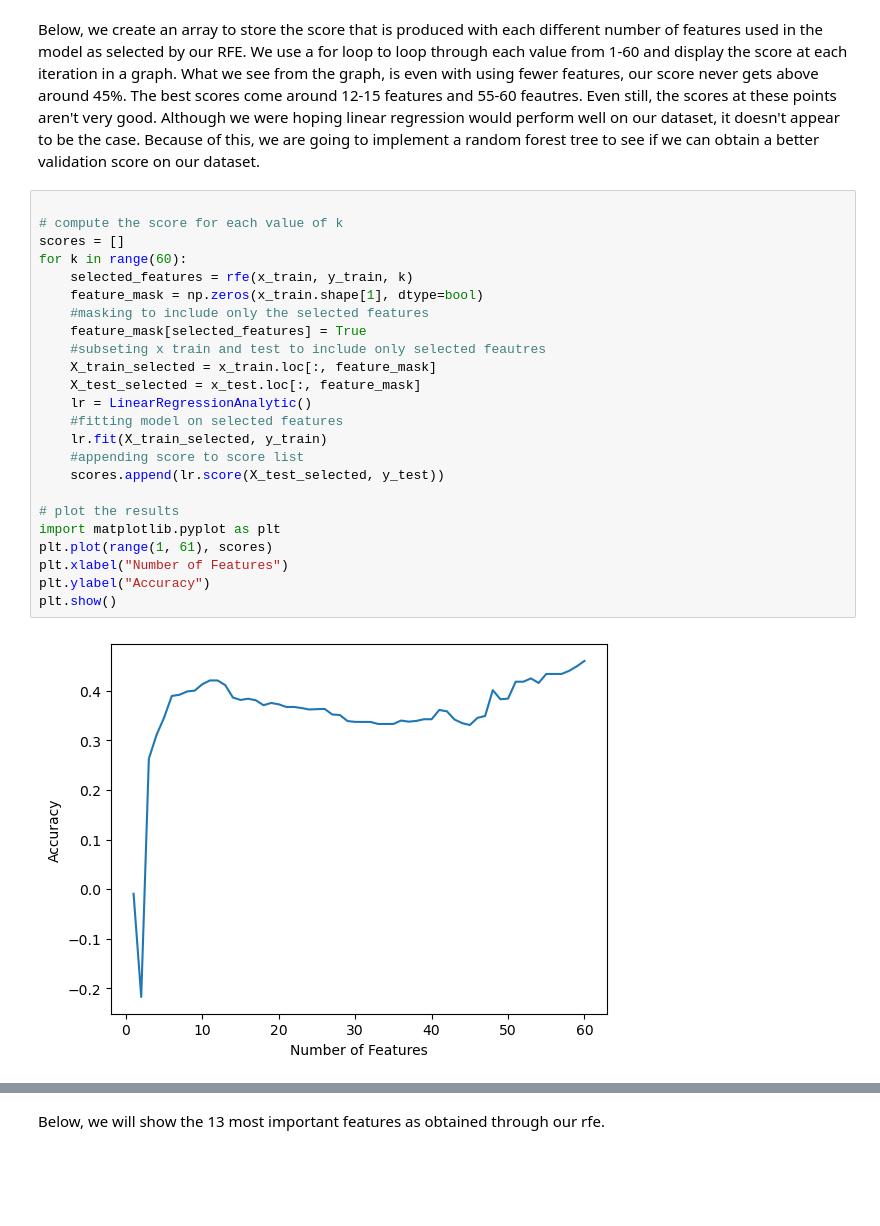
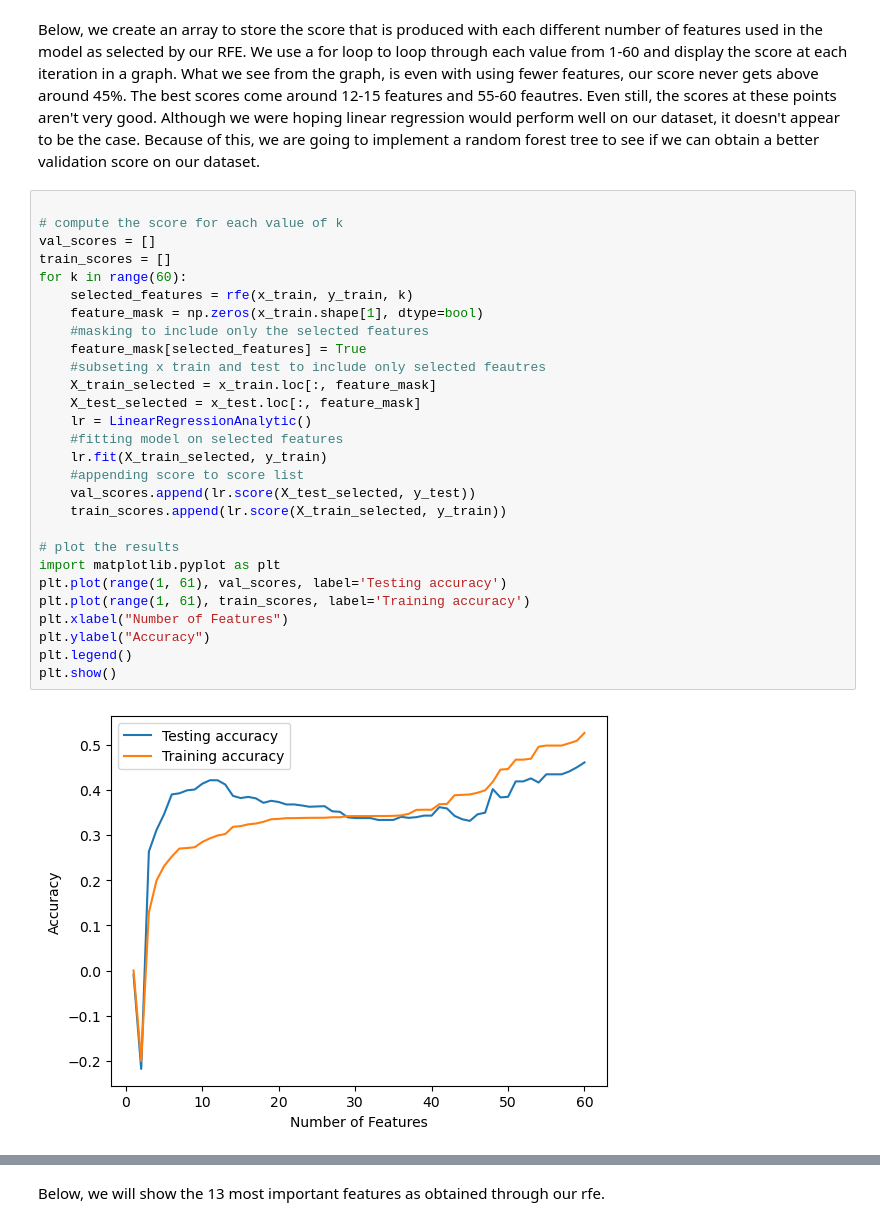
Before and after one commit to CeceZiegler1/ML_Final_Proj, a Jupyter notebook: LinearRegressionRFE.ipynb, the cells around one changed output, grey strips where cells are left out. Saved outputs shown, nothing was run; the diff lists cells and outputs as text; blank space fills up the shorter version.

```diff
--- a/LinearRegressionRFE.ipynb
+++ b/LinearRegressionRFE.ipynb
@@ -33,27 +33,31 @@ Below, we create an array to store the score that is produced with each differen
 # %%
 
 # compute the score for each value of k
-scores = []
+val_scores = []
+train_scores = []
 for k in range(60):
     selected_features = rfe(x_train, y_train, k)
     feature_mask = np.zeros(x_train.shape[1], dtype=bool)
     #masking to include only the selected features
     feature_mask[selected_features] = True
     #subseting x train and test to include only selected feautres
     X_train_selected = x_train.loc[:, feature_mask]
     X_test_selected = x_test.loc[:, feature_mask]
     lr = LinearRegressionAnalytic()
     #fitting model on selected features
     lr.fit(X_train_selected, y_train)
     #appending score to score list
-    scores.append(lr.score(X_test_selected, y_test))
+    val_scores.append(lr.score(X_test_selected, y_test))
+    train_scores.append(lr.score(X_train_selected, y_train))
 
 # plot the results
 import matplotlib.pyplot as plt
-plt.plot(range(1, 61), scores)
+plt.plot(range(1, 61), val_scores, label='Testing accuracy')
+plt.plot(range(1, 61), train_scores, label='Training accuracy')
 plt.xlabel("Number of Features")
 plt.ylabel("Accuracy")
+plt.legend()
 plt.show()
 # %% [output]
-[figure, old version]
+[figure, new version]
 # %%
```
Also changed, not shown: parts of 2 cells of this notebook, 1 other file.
